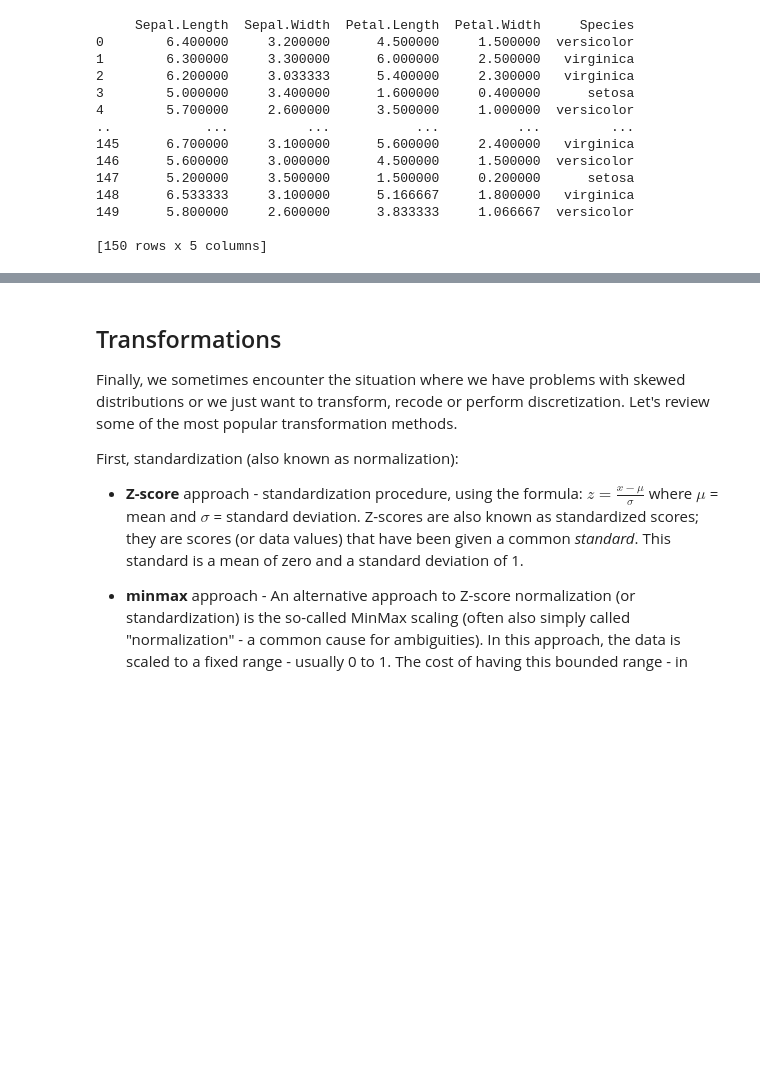
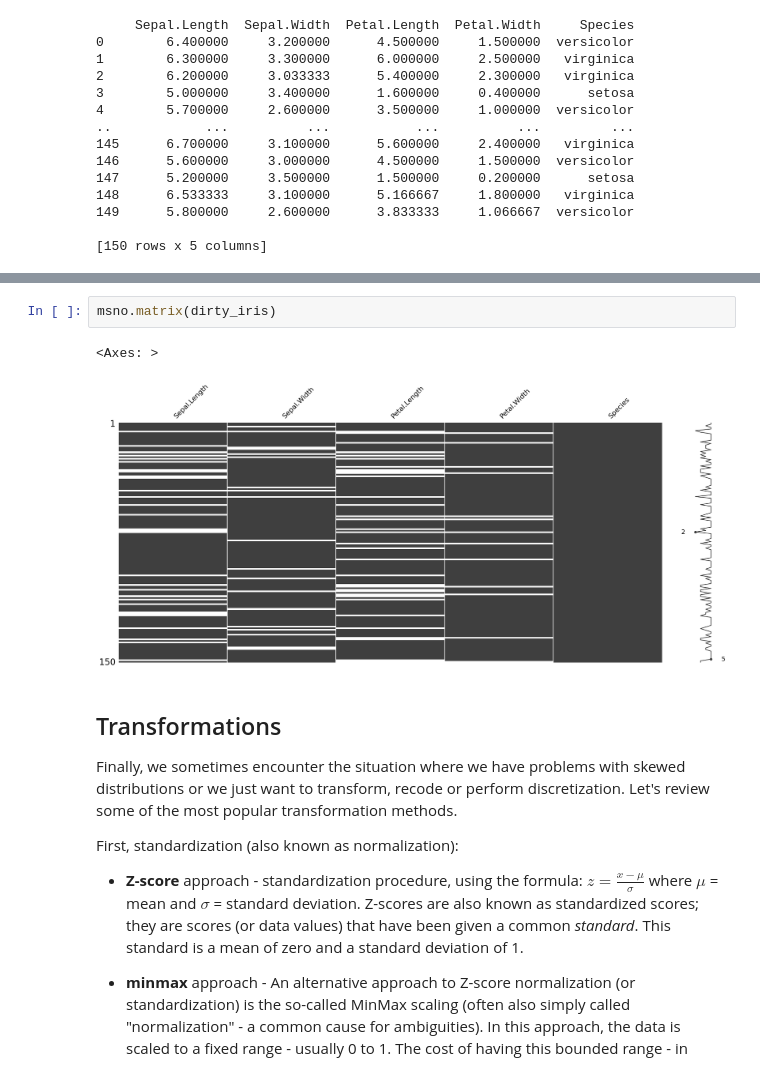
Before and after one commit to OskarPutz/DS, a Jupyter notebook: Exercise 4.ipynb, the cells around one changed output, grey strips where cells are left out. Saved outputs shown, nothing was run; the diff lists cells and outputs as text; blank space fills up the shorter version.

```diff
--- a/Exercise 4.ipynb
+++ b/Exercise 4.ipynb
@@ -444,3 +453,8 @@ print(final_imputed_data)
+# %%
+msno.matrix(dirty_iris)
+# %% [output]
+<Axes: >
+[figure, added]
 # %% [markdown]
 ## Transformations
 
```
Also changed, not shown: parts of 6 cells of this notebook.
